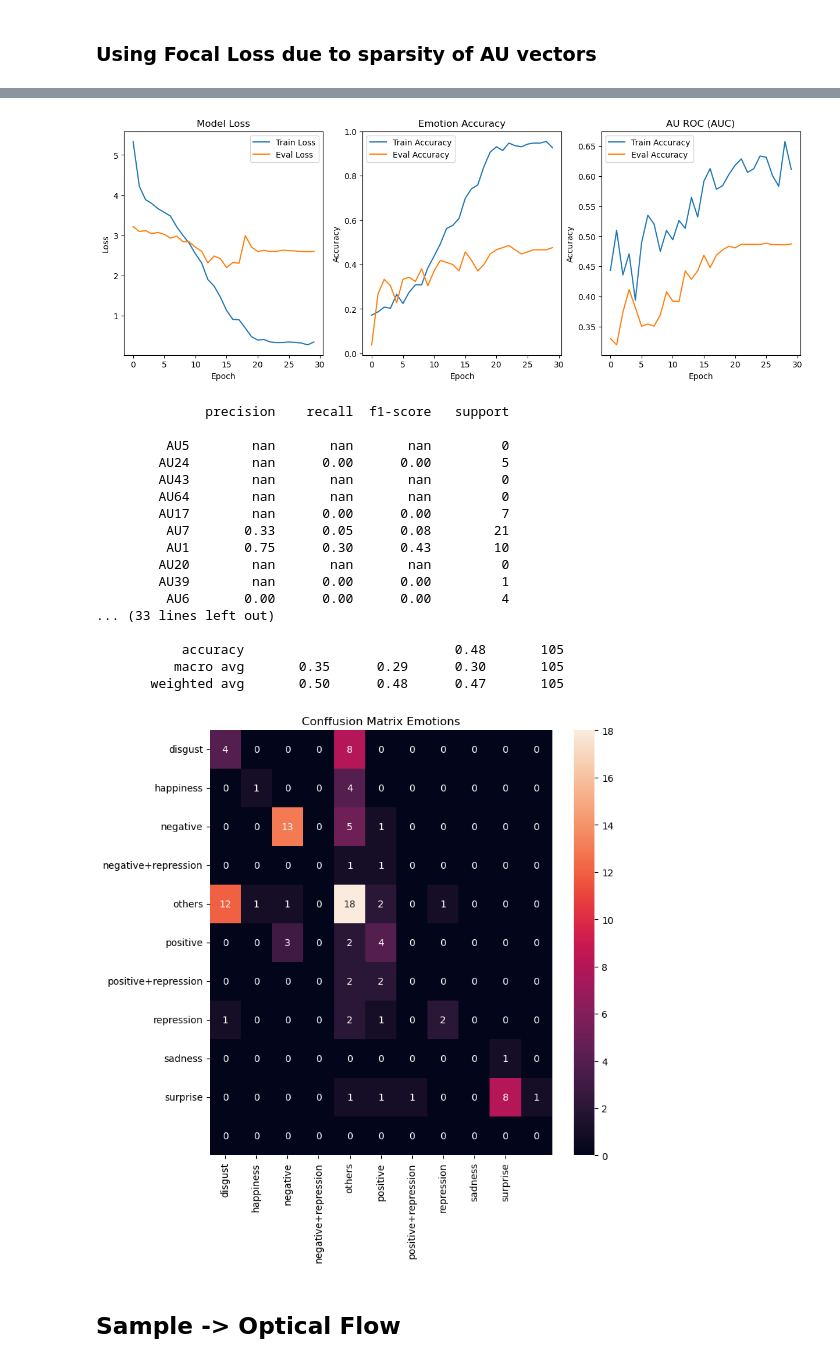
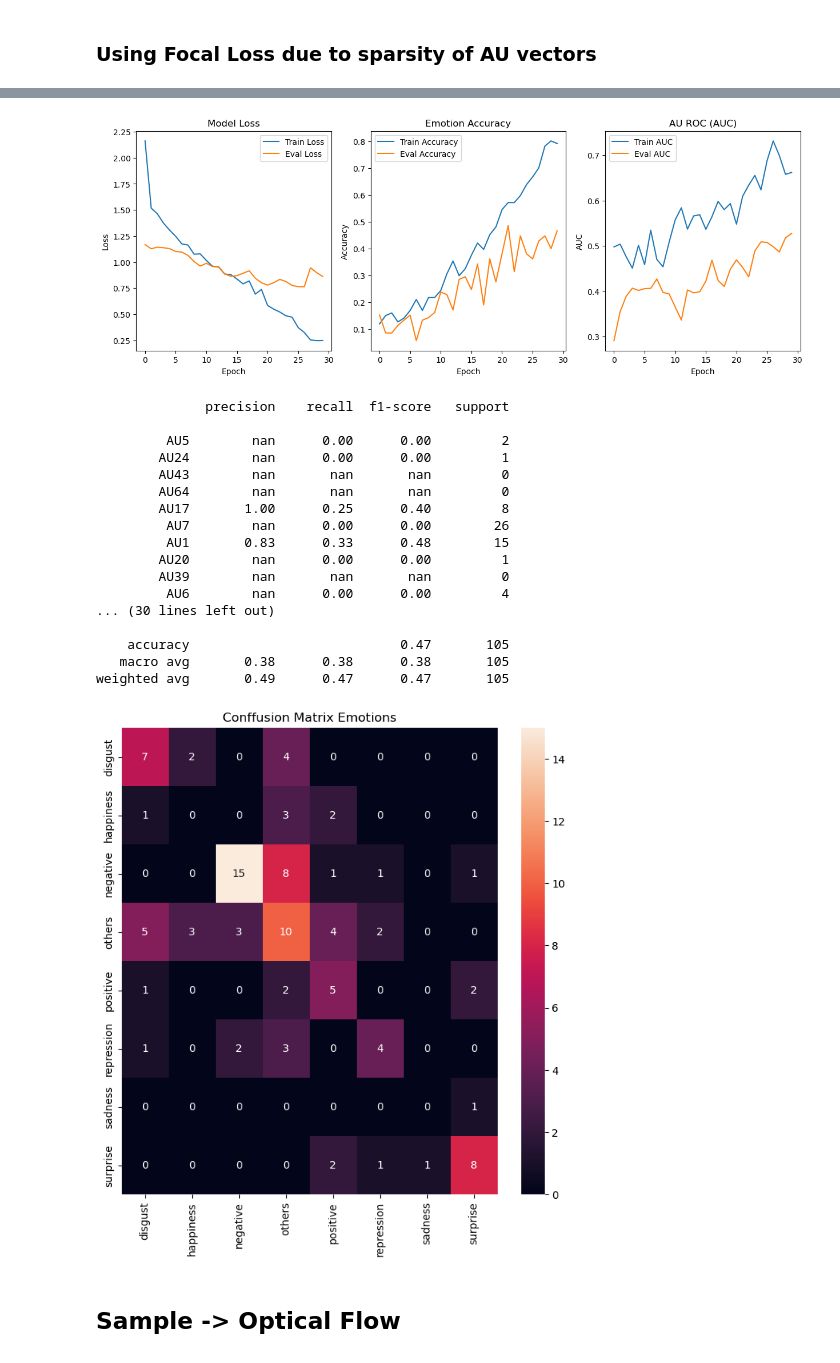
Before and after one commit to littlemicrowave/ME-based-emotion-classifier, a Jupyter notebook: models/3DCNN.ipynb, the cells around one changed output, grey strips where cells are left out. Saved outputs shown, nothing was run; the diff lists cells and outputs as text; code cells hidden in the pictures.

```diff
--- a/models/3DCNN.ipynb
+++ b/models/3DCNN.ipynb
@@ -84,7 +91,7 @@ emotion_counts = labels["emotion"].value_counts()
 display(emotion_counts)
 display(labels[labels.columns[:-1]].sum())
 inverse_freq = 1 / emotion_counts.values
-inverse_freq = np.ceil(15 * (inverse_freq / np.max(inverse_freq)))
+inverse_freq = 5 * (inverse_freq / np.max(inverse_freq))
 codes = le.transform(emotion_counts.keys())
 arg_sorted = np.argsort(codes)
 class_weights = inverse_freq[arg_sorted]
@@ -164,9 +165,11 @@ def make_blocks(inputs, filters, blocks, stride=(1,1,1)):
 
 def video_encoder(input_shape=(8,224,224,3), pooling='avg'):
     video_in = tf.keras.layers.Input(shape=input_shape)
+
     x = tf.keras.layers.Conv3D(8, (3,7,7), strides=(1,2,2), padding="same")(video_in)
     x = tf.keras.layers.BatchNormalization()(x)
     x = tf.keras.layers.Activation('relu')(x)
+    x = tf.keras.layers.SpatialDropout3D(0.2)(x)
     x = tf.keras.layers.MaxPooling3D((1,3,3), strides=(1,2,2), padding="same")(x)
 
     x = tf.keras.layers.Conv3D(16, (3,5,5), strides=(1,2,2), padding="same", activation="relu")(x)
@@ -176,9 +179,10 @@ def video_encoder(input_shape=(8,224,224,3), pooling='avg'):
     x = make_blocks(x, 64, blocks=1, stride=2)
     x = make_blocks(x, 128, blocks=1, stride =2)
     x = tf.keras.layers.Dropout(0.3)(x)
-    x = tf.keras.layers.Conv3D(256, (1,3,3), strides=1, padding="same", activation="relu")(x)
+
+    x = tf.keras.layers.Conv3D(256, (1,3,3), strides=1, padding="same", activation="relu")(x) #kernel_regularizer=tf.keras.regularizers.l2(0.01)
     x = tf.keras.layers.MaxPool3D((1,3,3), strides=(1,2,2), padding="same")(x)
-    x = tf.keras.layers.Dropout(0.4)(x)
+    x = tf.keras.layers.Dropout(0.45)(x)
 
     if pooling == 'avg':
         x = tf.keras.layers.GlobalAveragePooling3D()(x)
@@ -190,7 +194,7 @@ def video_encoder(input_shape=(8,224,224,3), pooling='avg'):
     model = tf.keras.Model(video_in, x)
     return model
 
-def build_3d_cnn(input_shape=(8, 112, 112, 1), num_emotions=7, num_aus=12, lstm_hidden=128, dropout_f = 0.4):
+def build_3d_cnn(input_shape=(8, 112, 112, 1), num_emotions=7, num_aus=12, lstm_hidden=128, dropout_f = 0.5):
 
     T, H, W, C = input_shape
     video_in = tf.keras.layers.Input(shape=input_shape, name="video_in")  # (T, H, W, C)
@@ -230,15 +234,16 @@ ________________________________________________________________________________
 # %% [markdown]
 ### Using Focal Loss due to sparsity of AU vectors
 # %%
-EPOCHS = 100
+EPOCHS = 30
 def decay(epoch, lr):
     if epoch == 27:
         return lr * 0.1
     return lr
+
 lr_scheduler = tf.keras.callbacks.ReduceLROnPlateau(
     monitor='val_emotion_logits_loss',
     factor=0.1,
-    patience=3,
+    patience=4,
     min_lr=1e-6,
     verbose=1
 )
@@ -257,6 +262,6 @@ model.compile(
                   "au_logits": 2.0
      },
 )
-history = model.fit(training, validation_data=validation, epochs = EPOCHS, verbose=1, callbacks=lr_scheduler)
+history = model.fit(training, validation_data=validation, epochs = EPOCHS, verbose=1)#, callbacks=lr_scheduler)
 # %% [output]
 Epoch 1/30
@@ -302,7 +307,7 @@ def results(history, prefix = ""):
     plt.figure(figsize = (15, 5))
     plot_history(loss, val_loss, "Loss", 1, "Model Loss")
     plot_history(emotion_train_accuracy, emotion_val_accuracy, "Accuracy", 2, "Emotion Accuracy")
-    plot_history(au_train_accuracy, au_val_accuracy, "Accuracy", 3, "AU ROC (AUC)")
+    plot_history(au_train_accuracy, au_val_accuracy, "AUC", 3, "AU ROC (AUC)")
     plt.show()
 
 results(history, "")
@@ -312,47 +317,47 @@ def eval_model(validation_data, model):
     pred_emotions = []
     pred_AUs = []
     count = 0
     for video, (emotion, au_vector) in validation_data:
         count += 1
         true_emotions.append(emotion.numpy().squeeze())
         true_AUs.append(au_vector.numpy().squeeze())
         pred = model.predict(video, verbose = 0)
         pred_emotions.append(np.argmax(pred[0]))
         pred_AUs.append((pred[1] > 0.5).astype(np.int32).squeeze())
     cr_aus = classification_report(true_AUs, pred_AUs, target_names = labels.columns[:-1], zero_division=np.nan)
     pred_emotions = le.inverse_transform(pred_emotions)
     true_emotions = le.inverse_transform(true_emotions)
     cr_emotions = classification_report(true_emotions, pred_emotions)
     cm_emotions = confusion_matrix(true_emotions, pred_emotions)
     print(cr_aus)
     print(cr_emotions)
     plt.figure(figsize=(8,8))
     target_names_emotions =  np.unique(true_emotions)
     sns.heatmap(cm_emotions, annot=True, fmt= "d", xticklabels=target_names_emotions, yticklabels=target_names_emotions)
     plt.title("Conffusion Matrix Emotions")
     plt.show()
 
 eval_model(validation, model)
 # %% [output]
-[figure, old version]
+[figure, new version]
               precision    recall  f1-score   support
 
-         AU5        nan       nan       nan         0
-        AU24        nan      0.00      0.00         5
+         AU5        nan      0.00      0.00         2
+        AU24        nan      0.00      0.00         1
         AU43        nan       nan       nan         0
         AU64        nan       nan       nan         0
-        AU17        nan      0.00      0.00         7
-         AU7       0.33      0.05      0.08        21
-         AU1       0.75      0.30      0.43        10
-        AU20        nan       nan       nan         0
-        AU39        nan      0.00      0.00         1
-         AU6       0.00      0.00      0.00         4
-... (33 lines left out)
+        AU17       1.00      0.25      0.40         8
+         AU7        nan      0.00      0.00        26
+         AU1       0.83      0.33      0.48        15
+        AU20        nan      0.00      0.00         1
+        AU39        nan       nan       nan         0
+         AU6        nan      0.00      0.00         4
+... (30 lines left out)
 
-           accuracy                           0.48       105
-          macro avg       0.35      0.29      0.30       105
-       weighted avg       0.50      0.48      0.47       105
+    accuracy                           0.47       105
+   macro avg       0.38      0.38      0.38       105
+weighted avg       0.49      0.47      0.47       105
-[figure, old version]
+[figure, new version]
 # %% [markdown]
 ## Sample -> Optical Flow
 # %%
```
Also changed, not shown: parts of 11 cells of this notebook, 4 other files.
